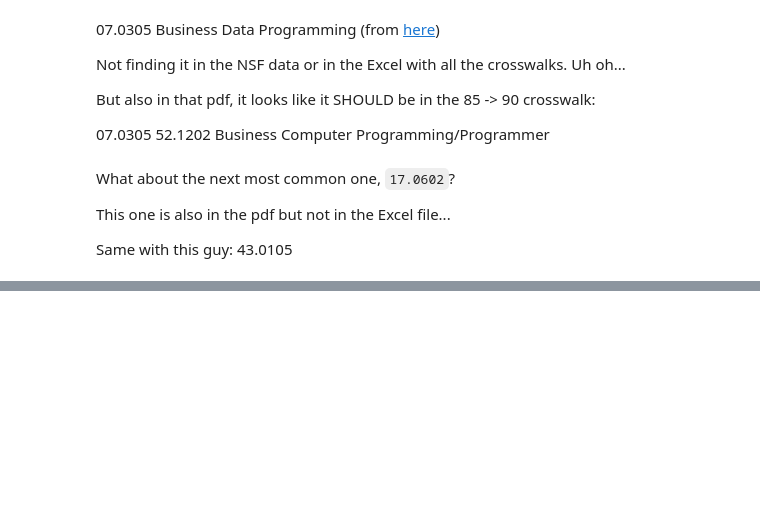
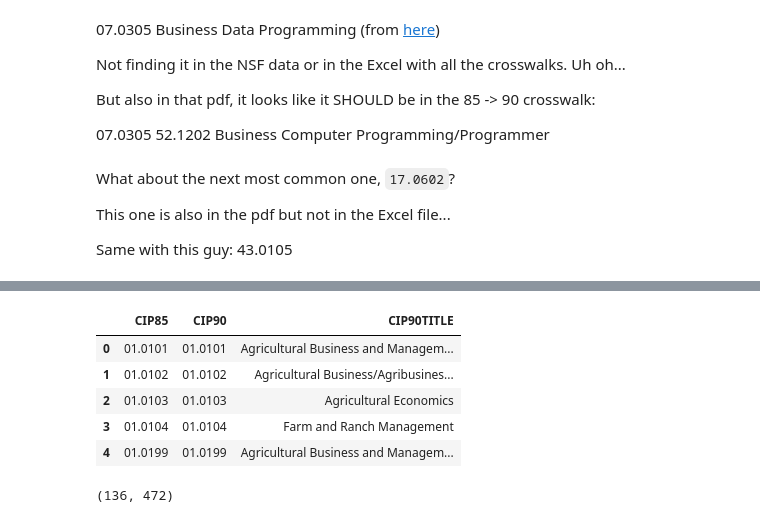
Before and after one commit to scienceforamerica/scipeds, a Jupyter notebook: cip_exploration.ipynb, the cells around one changed output, grey strips where cells are left out. Drawn from its saved outputs; the diff is of its cells as text; code cells hidden in the pictures; blank space fills up the shorter version.

Commit message:
Parse CIP 1990 pdf for more comprehensive crosswalk

```diff
--- a/cip_exploration.ipynb
+++ b/cip_exploration.ipynb
@@ -256,0 +294,68 @@ Same with this guy: 43.0105
+# %%
+
+
+# Open the PDF file
+pdf_path = Path("/Users/claireduvallet/Downloads/91396 (dragged).pdf")
+doc = fitz.open(pdf_path)
+
+# Extract text from all pages
+pdf_text = '\n'.join([page.get_text("text") for page in doc])
+
+pdf_text = pdf_text.split('\n')
+
+pdf_text = pdf_text[16:]
+
+# Remove the Chapter lines
+ch_idx_to_remove = {
+    'CHAPTER TWO': [-1, 1], # Ch. 2 has an empty string before the CHAPTER TWO line
+    'CHAPTER THREE': [0, 1],
+    'CHAPTER FOUR': [0, 1],
+    'CHAPTER FIVE': [-1, 1],
+    'CHAPTER SIX': [-1, 1]
+}
+rm_idxs = []
+for k, v in ch_idx_to_remove.items():
+    i = pdf_text.index(k)
+    rm_idxs += list(range(i + v[0], i + v[1] + 1))
+
+pdf_text = [t for i, t in enumerate(pdf_text) if i not in rm_idxs]
+
+# Remove deleted CIP codes, they don't have a 90 CIP
+deleted_idxs = [i for i, t in enumerate(pdf_text) if t == "Deleted"]
+rm_idxs = []
+for i in deleted_idxs:
+    rm_idxs += [i-1, i]
+
+pdf_text = [t for i, t in enumerate(pdf_text) if i not in rm_idxs]
+
+# Remove one "Assign to Specific Hobby (see Appendix D)", also doesn't have a 90 CIP
+deleted_idxs = [i for i, t in enumerate(pdf_text) if t == "Assign to Specific Hobby (see Appendix D)"]
+rm_idxs = []
+for i in deleted_idxs:
+    rm_idxs += [i-1, i]
+
+pdf_text = [t for i, t in enumerate(pdf_text) if i not in rm_idxs]
+
+# Remove any remaining empty strings
+pdf_text = [t for t in pdf_text if t != '']
+
+# For some reason only one line got parsed incorrectly
+idx = 1004
+pdf_text = pdf_text[:idx] + [' '.join(pdf_text[idx:idx+8])] + pdf_text[idx+8:]
+
+with open('extracted_text.txt', 'w') as f:
+    f.write('\n'.join(pdf_text))
+
+pdf_df = pd.DataFrame(
+    data=[pdf_text[::3], pdf_text[1::3], pdf_text[2::3]],
+    index=['CIP85', 'CIP90', 'CIP90TITLE']
+).T.replace('', None).dropna(how='all')
+
+pdf_df.head()
+# %% [output]
+|  | CIP85 | CIP90 | CIP90TITLE |
+| 0 | 01.0101 | 01.0101 | Agricultural Business and Managem... |
+| 1 | 01.0102 | 01.0102 | Agricultural Business/Agribusines... |
+| 2 | 01.0103 | 01.0103 | Agricultural Economics |
+| 3 | 01.0104 | 01.0104 | Farm and Ranch Management |
+| 4 | 01.0199 | 01.0199 | Agricultural Business and Managem... |
@@ -256,0 +374,4 @@ Same with this guy: 43.0105
+# %%
+len(original_crosswalk), len(pdf_crosswalk)
+# %% [output]
+(136, 472)
```
Also changed, not shown: parts of 25 cells of this notebook, 2 other files.
